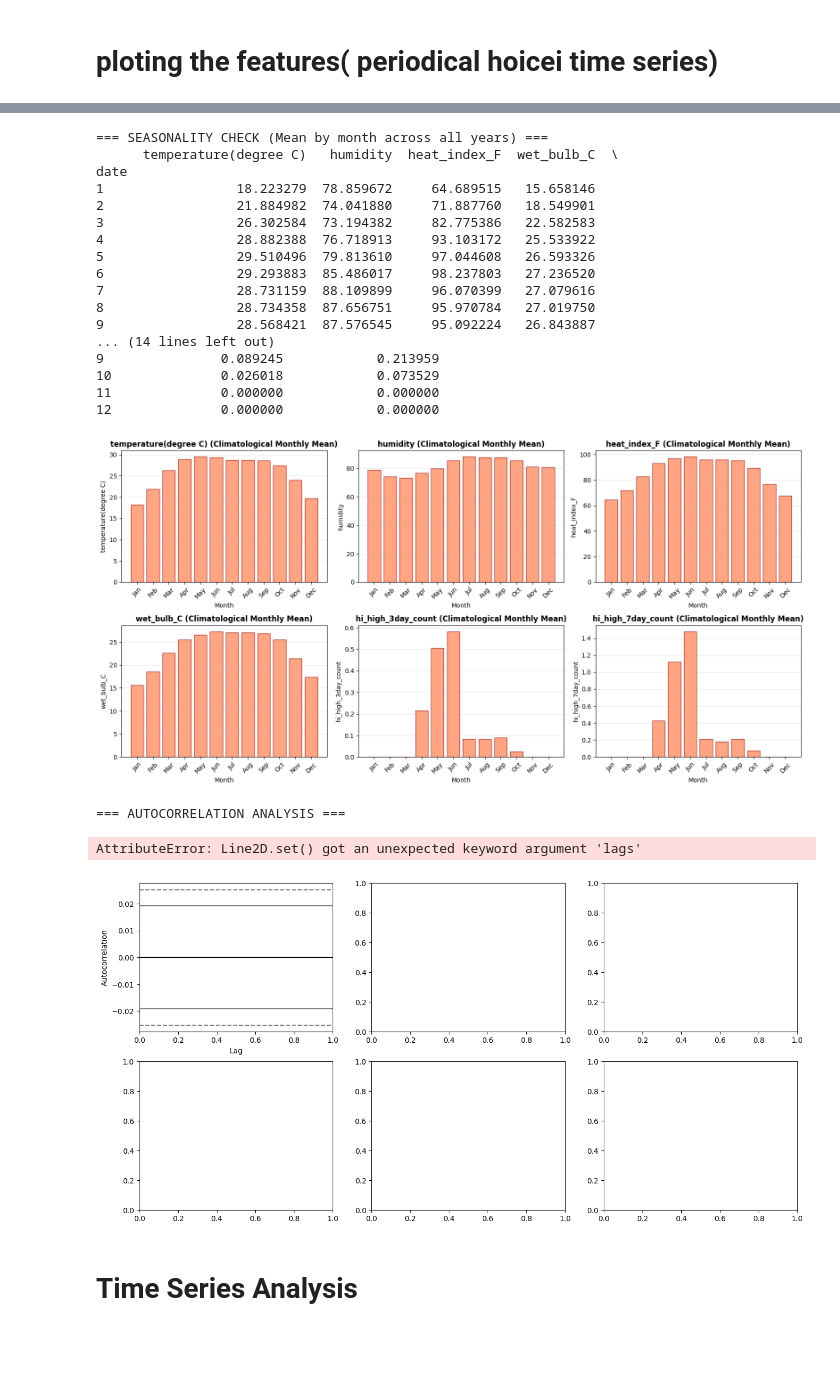
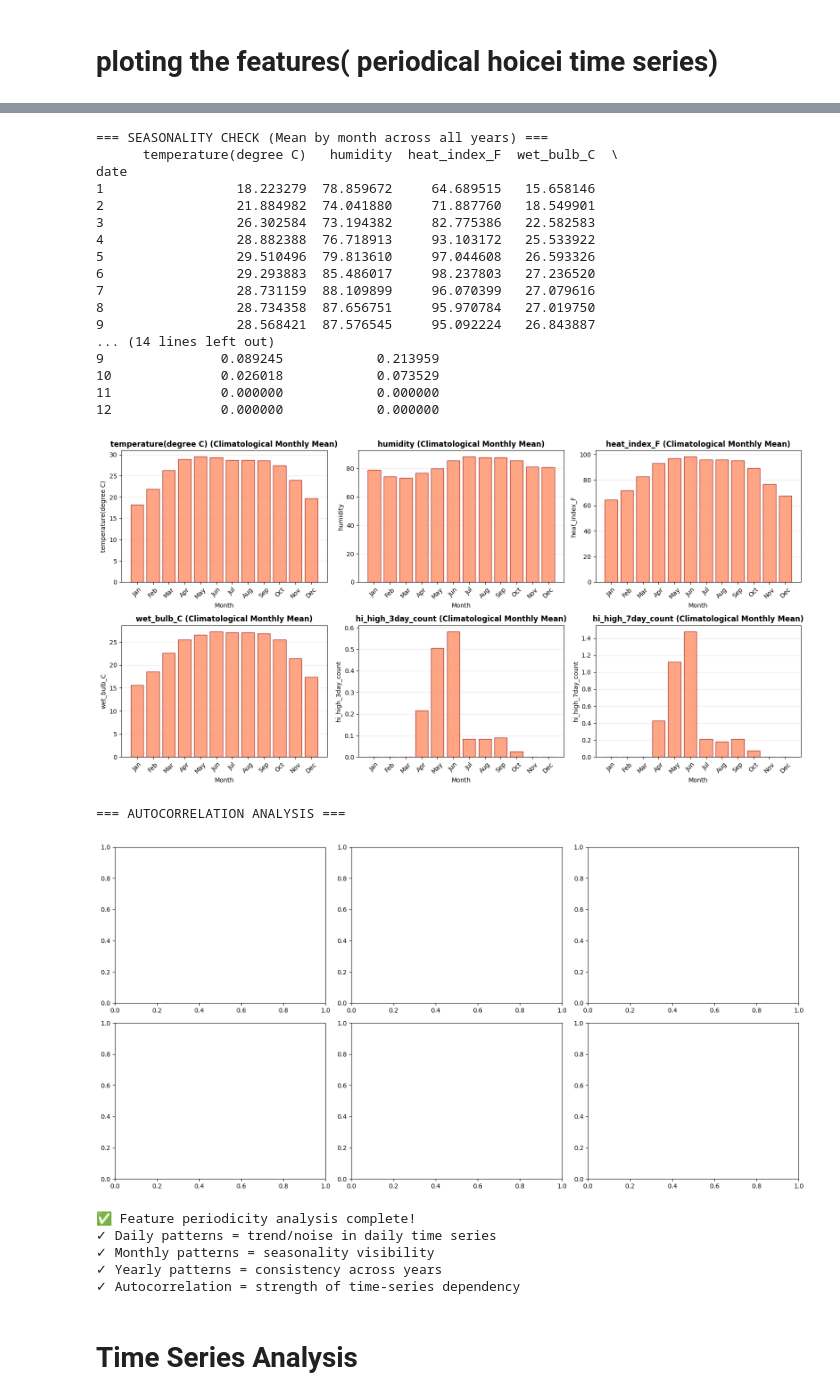
Before and after one commit to not-your-pancake/TCC-ensembling-paper, a Jupyter notebook: 3-Heatstroke-RIsk/bagerhat_Heatstroke.ipynb, the cells around one changed output, grey strips where cells are left out. Saved outputs shown, nothing was run; the diff lists cells and outputs as text; code cells hidden in the pictures; blank space fills up the shorter version.

```diff
--- a/3-Heatstroke-RIsk/bagerhat_Heatstroke.ipynb
+++ b/3-Heatstroke-RIsk/bagerhat_Heatstroke.ipynb
@@ -445,11 +439,11 @@ from pandas.plotting import autocorrelation_plot
 fig, axes = plt.subplots(2, 3, figsize=(16, 8))
 axes = axes.flatten()
 
-for idx, feature in enumerate(features_to_plot):
-    ax = axes[idx]
-    autocorrelation_plot(df[feature].dropna(), lags=365, ax=ax)
-    ax.set_title(f'{feature} (Autocorrelation - 365 lags)', fontsize=12, fontweight='bold')
-    ax.set_xlabel('Lag (days)')
+# for idx, feature in enumerate(features_to_plot):
+#     ax = axes[idx]
+#     autocorrelation_plot(df[feature].dropna(), lags=365, ax=ax)
+#     ax.set_title(f'{feature} (Autocorrelation - 365 lags)', fontsize=12, fontweight='bold')
+#     ax.set_xlabel('Lag (days)')
 
 plt.tight_layout()
 plt.show()
@@ -473,35 +467,39 @@ month_name
 1980-07                 27.703448  90.517241     90.948695   26.415204
 1980-08                 27.611538  88.680769     90.085877   26.054760
 1980-09                 27.365517  87.193103     91.060311   25.582762
 ... (14 lines left out)
 1980-09               0.206897            0.482759
 1980-10               0.115385            0.269231
 1980-11               0.000000            0.000000
 1980-12               0.000000            0.000000
 [figure]
 === YEARLY PATTERN ANALYSIS ===
 [figure]
 === SEASONALITY CHECK (Mean by month across all years) ===
       temperature(degree C)   humidity  heat_index_F  wet_bulb_C  \
 date
 1                 18.223279  78.859672     64.689515   15.658146
 2                 21.884982  74.041880     71.887760   18.549901
 3                 26.302584  73.194382     82.775386   22.582583
 4                 28.882388  76.718913     93.103172   25.533922
 5                 29.510496  79.813610     97.044608   26.593326
 6                 29.293883  85.486017     98.237803   27.236520
 7                 28.731159  88.109899     96.070399   27.079616
 8                 28.734358  87.656751     95.970784   27.019750
 9                 28.568421  87.576545     95.092224   26.843887
 ... (14 lines left out)
 9               0.089245            0.213959
 10              0.026018            0.073529
 11              0.000000            0.000000
 12              0.000000            0.000000
 [figure]
 === AUTOCORRELATION ANALYSIS ===
+[figure, new version]
-AttributeError: Line2D.set() got an unexpected keyword argument 'lags'
+✅ Feature periodicity analysis complete!
+✓ Daily patterns = trend/noise in daily time series
+✓ Monthly patterns = seasonality visibility
+✓ Yearly patterns = consistency across years
+✓ Autocorrelation = strength of time-series dependency
-[figure, old version]
 # %% [markdown]
 <h1>Time Series Analysis
 # %%
```
Also changed, not shown: parts of 3 cells of this notebook, 3 other files.
